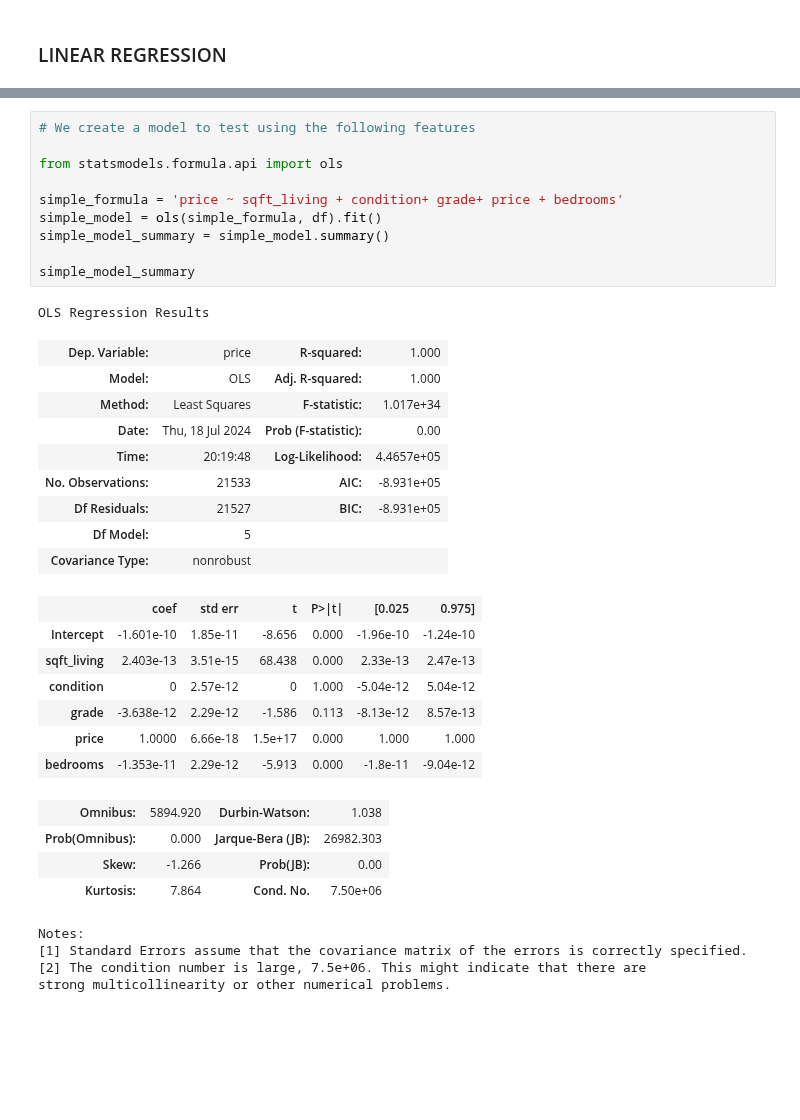
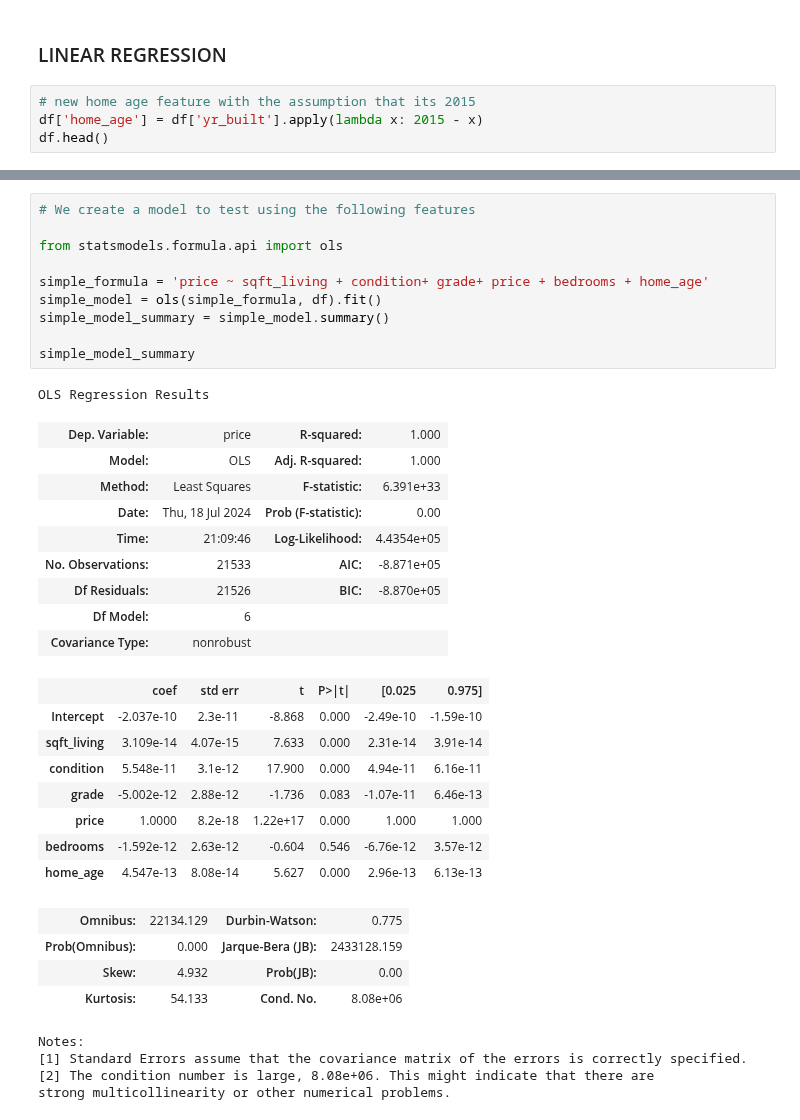
Before and after one commit to Patriciangugi/Project-Phase-2, a Jupyter notebook: Members/Hanan.ipynb, the cells around one changed output, grey strips where cells are left out. Saved outputs shown, nothing was run; the diff lists cells and outputs as text; blank space fills up the shorter version.

```diff
--- a/Members/Hanan.ipynb
+++ b/Members/Hanan.ipynb
@@ -533,3 +533,7 @@ plt.show();
 [figure]
 # %% [markdown]
 ### LINEAR REGRESSION
+# %%
+# new home age feature with the assumption that its 2015
+df['home_age'] = df['yr_built'].apply(lambda x: 2015 - x)
+df.head()
@@ -536,38 +548,39 @@ plt.show();
 # %%
 # We create a model to test using the following features
 
 from statsmodels.formula.api import ols
 
-simple_formula = 'price ~ sqft_living + condition+ grade+ price + bedrooms'
+simple_formula = 'price ~ sqft_living + condition+ grade+ price + bedrooms + home_age'
 simple_model = ols(simple_formula, df).fit()
 simple_model_summary = simple_model.summary()
 
 simple_model_summary
 # %% [output]
 OLS Regression Results
 | Dep. Variable: | price | R-squared: | 1.000 |
 | Model: | OLS | Adj. R-squared: | 1.000 |
-| Method: | Least Squares | F-statistic: | 1.017e+34 |
+| Method: | Least Squares | F-statistic: | 6.391e+33 |
 | Date: | Thu, 18 Jul 2024 | Prob (F-statistic): | 0.00 |
-| Time: | 20:19:48 | Log-Likelihood: | 4.4657e+05 |
-| No. Observations: | 21533 | AIC: | -8.931e+05 |
-| Df Residuals: | 21527 | BIC: | -8.931e+05 |
-| Df Model: | 5 |  |  |
+| Time: | 21:09:46 | Log-Likelihood: | 4.4354e+05 |
+| No. Observations: | 21533 | AIC: | -8.871e+05 |
+| Df Residuals: | 21526 | BIC: | -8.870e+05 |
+| Df Model: | 6 |  |  |
 | Covariance Type: | nonrobust |  |  |
 |  | coef | std err | t | P>|t| | [0.025 | 0.975] |
-| Intercept | -1.601e-10 | 1.85e-11 | -8.656 | 0.000 | -1.96e-10 | -1.24e-10 |
-| sqft_living | 2.403e-13 | 3.51e-15 | 68.438 | 0.000 | 2.33e-13 | 2.47e-13 |
-| condition | 0 | 2.57e-12 | 0 | 1.000 | -5.04e-12 | 5.04e-12 |
-| grade | -3.638e-12 | 2.29e-12 | -1.586 | 0.113 | -8.13e-12 | 8.57e-13 |
-| price | 1.0000 | 6.66e-18 | 1.5e+17 | 0.000 | 1.000 | 1.000 |
-| bedrooms | -1.353e-11 | 2.29e-12 | -5.913 | 0.000 | -1.8e-11 | -9.04e-12 |
+| Intercept | -2.037e-10 | 2.3e-11 | -8.868 | 0.000 | -2.49e-10 | -1.59e-10 |
+| sqft_living | 3.109e-14 | 4.07e-15 | 7.633 | 0.000 | 2.31e-14 | 3.91e-14 |
+| condition | 5.548e-11 | 3.1e-12 | 17.900 | 0.000 | 4.94e-11 | 6.16e-11 |
+| grade | -5.002e-12 | 2.88e-12 | -1.736 | 0.083 | -1.07e-11 | 6.46e-13 |
+| price | 1.0000 | 8.2e-18 | 1.22e+17 | 0.000 | 1.000 | 1.000 |
+| bedrooms | -1.592e-12 | 2.63e-12 | -0.604 | 0.546 | -6.76e-12 | 3.57e-12 |
+| home_age | 4.547e-13 | 8.08e-14 | 5.627 | 0.000 | 2.96e-13 | 6.13e-13 |
-| Omnibus: | 5894.920 | Durbin-Watson: | 1.038 |
-| Prob(Omnibus): | 0.000 | Jarque-Bera (JB): | 26982.303 |
-| Skew: | -1.266 | Prob(JB): | 0.00 |
-| Kurtosis: | 7.864 | Cond. No. | 7.50e+06 |
+| Omnibus: | 22134.129 | Durbin-Watson: | 0.775 |
+| Prob(Omnibus): | 0.000 | Jarque-Bera (JB): | 2433128.159 |
+| Skew: | 4.932 | Prob(JB): | 0.00 |
+| Kurtosis: | 54.133 | Cond. No. | 8.08e+06 |
 Notes:
 [1] Standard Errors assume that the covariance matrix of the errors is correctly specified.
-[2] The condition number is large, 7.5e+06. This might indicate that there are
+[2] The condition number is large, 8.08e+06. This might indicate that there are
 strong multicollinearity or other numerical problems.
 # %%
 formula = 'price ~ bedrooms + bathrooms + sqft_living + sqft_lot + floors + waterfront + view + condition + grade + sqft_above + sqft_basement + yr_built + yr_renovated'
```
Also changed, not shown: parts of 8 cells of this notebook.
